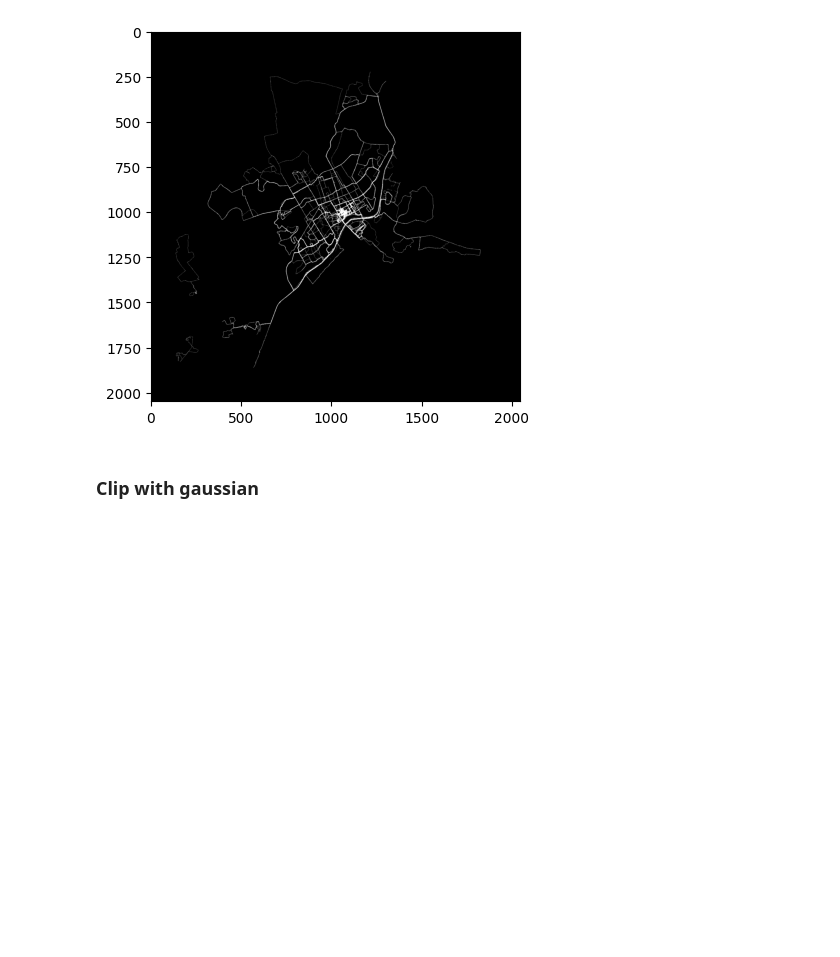
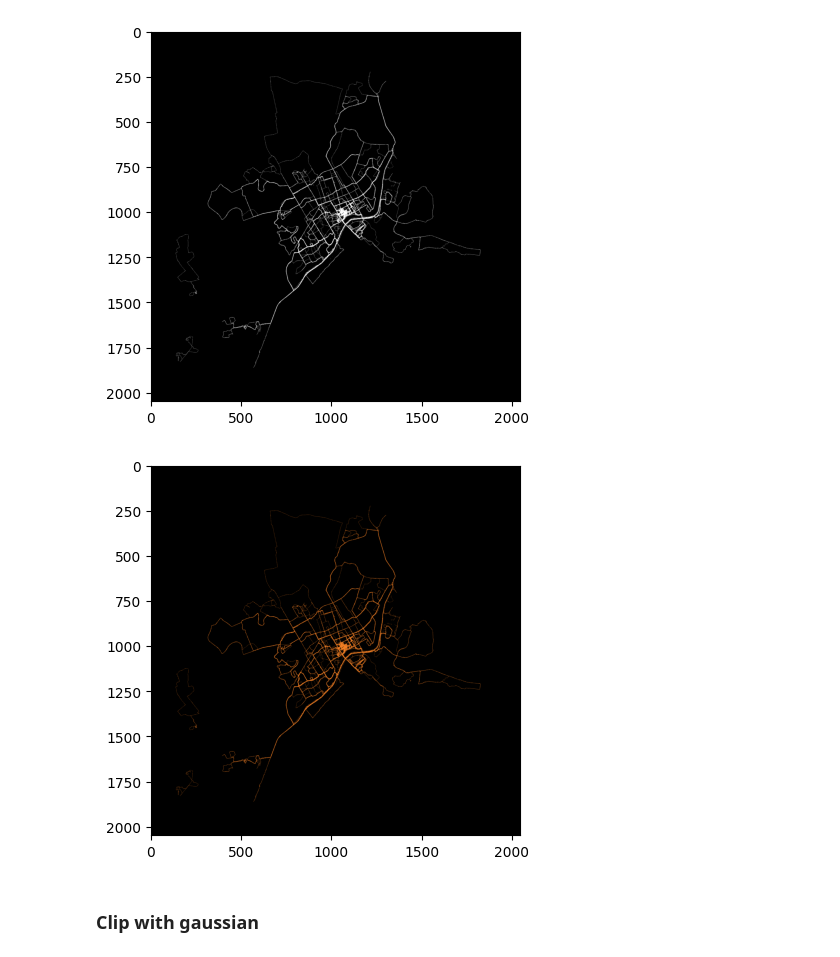
Before and after one commit to jacks14235/heatmap_art, a Jupyter notebook: heatmap_art.ipynb, the cells around one changed output. Drawn from its saved outputs; the diff is of its cells as text; code cells hidden in the pictures; blank space fills up the shorter version.

```diff
--- a/heatmap_art.ipynb
+++ b/heatmap_art.ipynb
@@ -120,6 +120,7 @@ princeton = get_rect((40.430217, -74.767882), 12)
 boulder = get_rect((40.111741, -105.365283), 20)
 duke = get_rect((36.031007, -79.014064), 7)
 mendham = get_rect((40.896692, -74.845338), 25)
+mendham2 = get_rect((40.886692, -74.715338), 15)
 
 bounds = princeton
 ul_lat, ul_lon = bounds[0]
@@ -146,7 +147,7 @@ def latlon_to_pixel(lat, lon):
     y = max(0, min(height - 1, y))
     return x, y
 
-def add_gaussian(img, x0, y0, sigma=20):
+def add_gaussian(img, x0, y0, sigma=5):
     """
     Add a 2D Gaussian centered at (x0, y0) to the image array
     """
@@ -169,7 +170,7 @@ def add_gaussian(img, x0, y0, sigma=20):
 # # Add all coordinates
 for lat, lon, ele in tqdm(list(filtered_coords)):  # coords in semicircles
     x, y = latlon_to_pixel(lat, lon)
-    # add_gaussian(img_gauss, x, y, sigma=2)
+    add_gaussian(img_gauss, x, y, sigma=1)
     img_array[int(y), int(x)] += 1
 # %% [markdown]
 ### Clip to 255
@@ -181,6 +182,15 @@ img = Image.fromarray(clipped)
 img.save('clip255.png')
 # %% [output]
 [figure]
+# %%
+color = np.repeat(clipped[:, :, np.newaxis], 3, axis=2)
+color[np.sum(color, axis=2) > 1, :] = np.array([(245, 128, 36)])
+plt.imshow(color)
+plt.show()
+img = Image.fromarray(color)
+img.save('color.png')
+# %% [output]
+[figure, added]
 # %% [markdown]
 ### Clip with gaussian
 # %%
```
Also changed, not shown: parts of 8 cells of this notebook, 1 other file.
